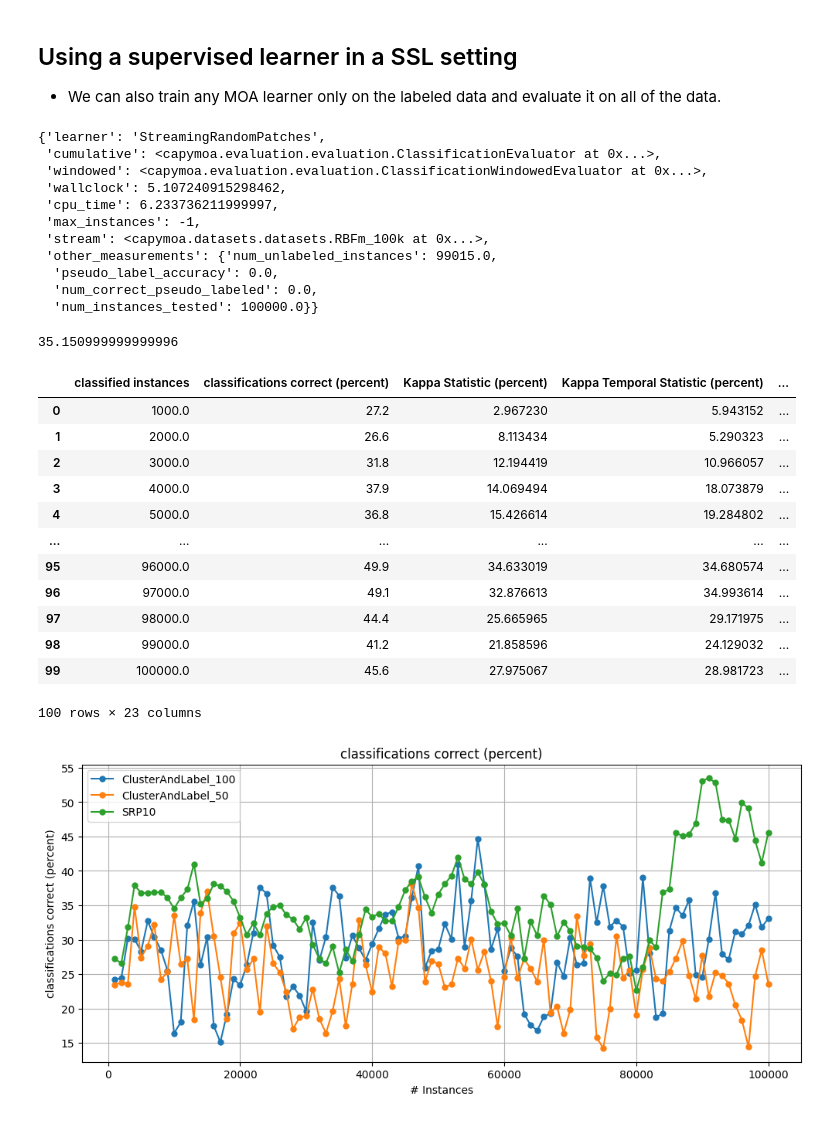
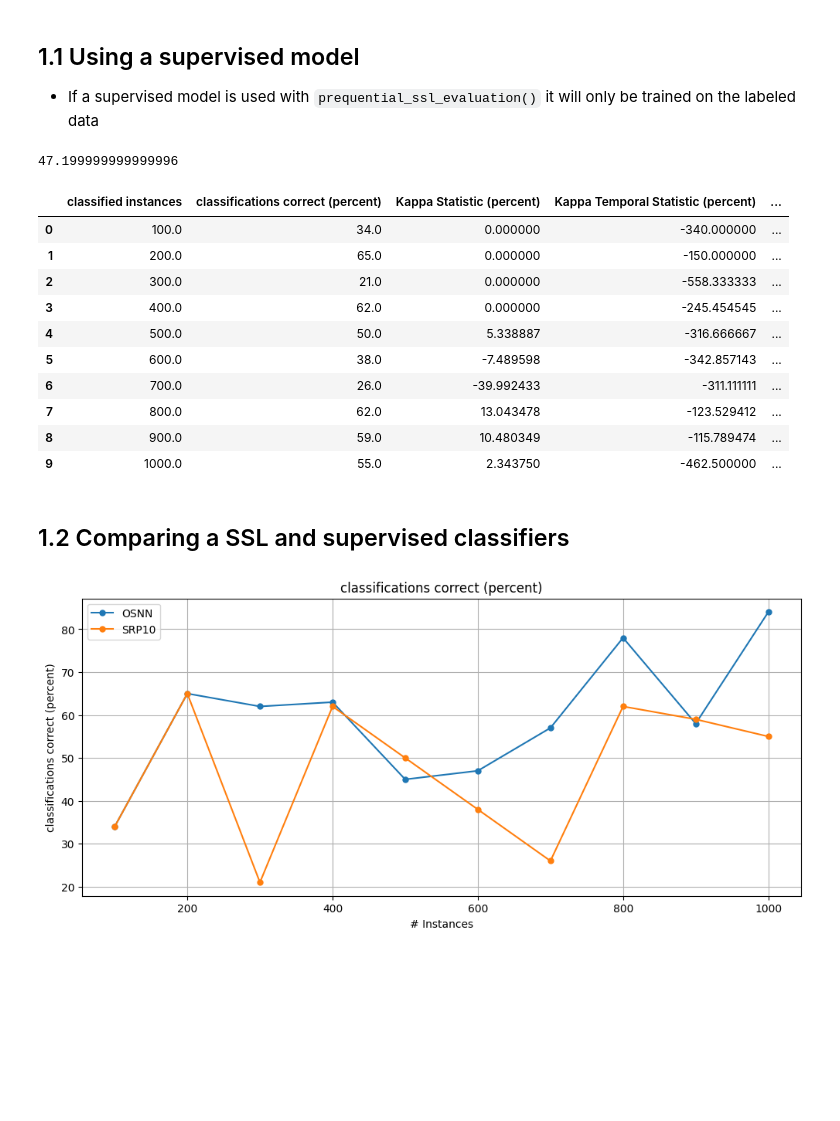
Before and after one commit to adaptive-machine-learning/CapyMOA, a Jupyter notebook: notebooks/SSL_example.ipynb, the cells around one changed output. Drawn from its saved outputs; the diff is of its cells as text; code cells hidden in the pictures; blank space fills up the shorter version.

Commit message:
fix: stream restart
Restart at the beginning of every evaluation function.
Updated notebooks SSL_example and 06.

```diff
--- a/notebooks/SSL_example.ipynb
+++ b/notebooks/SSL_example.ipynb
@@ -26,18 +25,18 @@ stream = RBFm_100k()
 # %%
-from moa.classifiers.semisupervised import ClusterAndLabelClassifier
+from capymoa.ssl.classifier import OSNN
 
-# Create a ClusterAndLabel instances and configure it with 100 microclusters
-cl_100 = MOAClassifierSSL(schema=stream.get_schema(), moa_learner=ClusterAndLabelClassifier(), CLI='-p -c (Clustream -k 100)')
+stream = Electricity()
 
-results_cl_100 = prequential_SSL_evaluation(stream=stream, learner=cl_100, label_probability=0.01, window_size=1000)
+osnn = OSNN(schema=stream.get_schema())
 
-# The results are stored in a dictionary. The cumulative and windowed objects provides access to the metrics,
-# while other metrics are available directly in the dictionary
-display(results_cl_100)
+results_osnn = prequential_ssl_evaluation(stream=stream, learner=osnn, label_probability=0.01, window_size=100, max_instances=1000)
 
-print(results_cl_100['cumulative'].accuracy()) # Test-then-train accuracy, i.e. cumulatively, not windowed.
-display(results_cl_100['windowed'].metrics_per_window()) # A dataframe containing the windowed results.
+# The results are stored in a dictionary.
+display(results_osnn)
+
+print(results_osnn['cumulative'].accuracy()) # Test-then-train accuracy, i.e. cumulatively, not windowed.
+display(results_osnn['windowed'].metrics_per_window()) # A dataframe containing the windowed results.
 
 # Plotting over time (default: classifications correct (percent) i.e. accuracy)
-plot_windowed_results(results_cl_100)
+plot_windowed_results(results_osnn)
 # %% [output]
@@ -118,51 +65,37 @@ Issue predictions based on the majority vote from k-nearest cluster
 # %% [markdown]
-## Using a supervised learner in a SSL setting
+## 1.1 Using a supervised model
 
-* We can also train any MOA learner only on the labeled data and evaluate it on all of the data.
+* If a supervised model is used with `prequential_ssl_evaluation()` it will only be trained on the labeled data
 # %%
-from moa.classifiers.meta import StreamingRandomPatches
-from capymoa.learner import MOAClassifier
+from capymoa.classifier import StreamingRandomPatches
 
-srp10 = MOAClassifier(schema=stream.get_schema(), moa_learner=StreamingRandomPatches(), CLI="-s 10")
+srp10 = StreamingRandomPatches(schema=stream.get_schema(), ensemble_size=10)
 
-results_srp10 = prequential_SSL_evaluation(stream=stream, learner=srp10, label_probability=0.01, window_size=1000)
+results_srp10 = prequential_ssl_evaluation(stream=stream, learner=srp10, label_probability=0.01, window_size=100, max_instances=1000)
 
-display(results_srp10)
 print(results_srp10['cumulative'].accuracy())
 display(results_srp10['windowed'].metrics_per_window())
 # %% [output]
-{'learner': 'StreamingRandomPatches',
- 'cumulative': <capymoa.evaluation.evaluation.ClassificationEvaluator at 0x...>,
- 'windowed': <capymoa.evaluation.evaluation.ClassificationWindowedEvaluator at 0x...>,
- 'wallclock': 5.107240915298462,
- 'cpu_time': 6.233736211999997,
- 'max_instances': -1,
- 'stream': <capymoa.datasets.datasets.RBFm_100k at 0x...>,
- 'other_measurements': {'num_unlabeled_instances': 99015.0,
-  'pseudo_label_accuracy': 0.0,
-  'num_correct_pseudo_labeled': 0.0,
-  'num_instances_tested': 100000.0}}
+47.199999999999996
-35.150999999999996
 |  | classified instances | classifications correct (percent) | Kappa Statistic (percent) | Kappa Temporal Statistic (percent) | ... |
-| 0 | 1000.0 | 27.2 | 2.967230 | 5.943152 | ... |
-| 1 | 2000.0 | 26.6 | 8.113434 | 5.290323 | ... |
-| 2 | 3000.0 | 31.8 | 12.194419 | 10.966057 | ... |
-| 3 | 4000.0 | 37.9 | 14.069494 | 18.073879 | ... |
-| 4 | 5000.0 | 36.8 | 15.426614 | 19.284802 | ... |
-| ... | ... | ... | ... | ... | ... |
-| 95 | 96000.0 | 49.9 | 34.633019 | 34.680574 | ... |
-| 96 | 97000.0 | 49.1 | 32.876613 | 34.993614 | ... |
-| 97 | 98000.0 | 44.4 | 25.665965 | 29.171975 | ... |
-| 98 | 99000.0 | 41.2 | 21.858596 | 24.129032 | ... |
-| 99 | 100000.0 | 45.6 | 27.975067 | 28.981723 | ... |
+| 0 | 100.0 | 34.0 | 0.000000 | -340.000000 | ... |
+| 1 | 200.0 | 65.0 | 0.000000 | -150.000000 | ... |
+| 2 | 300.0 | 21.0 | 0.000000 | -558.333333 | ... |
+| 3 | 400.0 | 62.0 | 0.000000 | -245.454545 | ... |
+| 4 | 500.0 | 50.0 | 5.338887 | -316.666667 | ... |
+| 5 | 600.0 | 38.0 | -7.489598 | -342.857143 | ... |
+| 6 | 700.0 | 26.0 | -39.992433 | -311.111111 | ... |
+| 7 | 800.0 | 62.0 | 13.043478 | -123.529412 | ... |
+| 8 | 900.0 | 59.0 | 10.480349 | -115.789474 | ... |
+| 9 | 1000.0 | 55.0 | 2.343750 | -462.500000 | ... |
-100 rows × 23 columns
+# %% [markdown]
+## 1.2 Comparing a SSL and supervised classifiers
 # %%
 # Plotting all the results together
 # Adding an experiment_id to the results dictionary allows controlling the legend of each learner.
-results_cl_100['experiment_id'] = 'ClusterAndLabel_100'
-results_cl_50['experiment_id'] = 'ClusterAndLabel_50'
+results_osnn['experiment_id'] = 'OSNN'
 results_srp10['experiment_id'] = 'SRP10'
 
-plot_windowed_results(results_cl_100, results_cl_50, results_srp10)
+plot_windowed_results(results_osnn, results_srp10)
 # %% [output]
-[figure, old version]
+[figure, new version]
```
Also changed, not shown: parts of 11 cells of this notebook, 2 other files.
